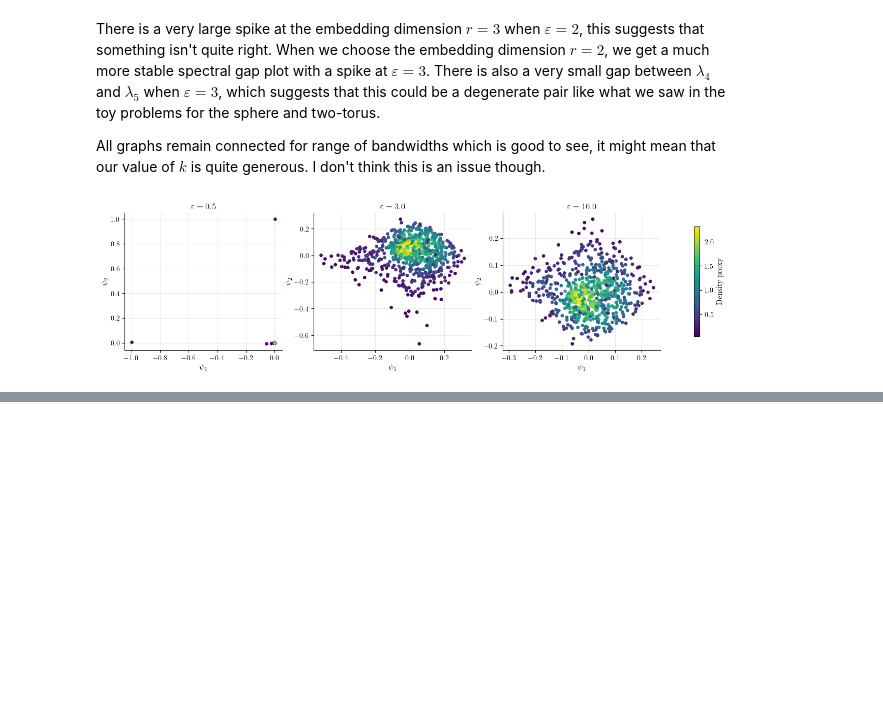
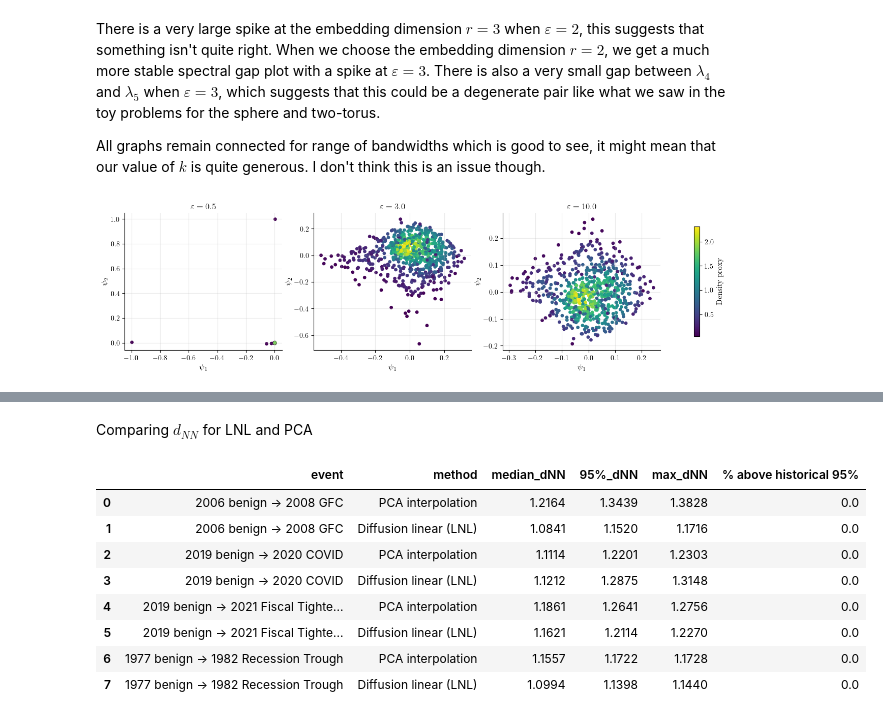
Before and after one commit to adamfowliee/JDKF_Starter, a Jupyter notebook: dissertation_brief/brief_phase8.ipynb, the cells around one changed output, grey strips where cells are left out. Saved outputs shown, nothing was run; the diff lists cells and outputs as text; code cells hidden in the pictures; blank space fills up the shorter version.

```diff
--- a/dissertation_brief/brief_phase8.ipynb
+++ b/dissertation_brief/brief_phase8.ipynb
@@ -421,0 +572,40 @@ plt.show()
+# %% [markdown]
+Comparing $d_{NN}$ for LNL and PCA
+# %%
+nn = NearestNeighbors(n_neighbors=2).fit(Z)
+historical_dNN, _ = nn.kneighbors(Z)
+historical_dNN = historical_dNN[:, 1]
+
+historical_median = np.median(historical_dNN)
+historical_95 = np.quantile(historical_dNN, 0.95)
+
+method_names = {"PCA": "PCA interpolation", "linear": "Diffusion linear (LNL)"}
+
+rows = []
+
+for record in path_records:
+    if record["path_type"] not in method_names:
+        continue
+
+    dNN = np.asarray(record["dNN"]).ravel()
+
+    # Exclude the fixed start and end points
+    dNN_interior = dNN[1:-1] if len(dNN) > 2 else dNN
+
+    rows.append({"event": record["event"], "method": method_names[record["path_type"]],
+                 "median_dNN": np.median(dNN_interior), "95%_dNN": np.quantile(dNN_interior, 0.95), "max_dNN": np.max(dNN_interior),
+                 "% above historical 95%": (100 * np.mean(dNN_interior > historical_95))})
+
+dNN_table = pd.DataFrame(rows)
+
+(dNN_table.round(4))
+# %% [output]
+|  | event | method | median_dNN | 95%_dNN | max_dNN | % above historical 95% |
+| 0 | 2006 benign -> 2008 GFC | PCA interpolation | 1.2164 | 1.3439 | 1.3828 | 0.0 |
+| 1 | 2006 benign -> 2008 GFC | Diffusion linear (LNL) | 1.0841 | 1.1520 | 1.1716 | 0.0 |
+| 2 | 2019 benign -> 2020 COVID | PCA interpolation | 1.1114 | 1.2201 | 1.2303 | 0.0 |
+| 3 | 2019 benign -> 2020 COVID | Diffusion linear (LNL) | 1.1212 | 1.2875 | 1.3148 | 0.0 |
+| 4 | 2019 benign -> 2021 Fiscal Tighte... | PCA interpolation | 1.1861 | 1.2641 | 1.2756 | 0.0 |
+| 5 | 2019 benign -> 2021 Fiscal Tighte... | Diffusion linear (LNL) | 1.1621 | 1.2114 | 1.2270 | 0.0 |
+| 6 | 1977 benign -> 1982 Recession Trough | PCA interpolation | 1.1557 | 1.1722 | 1.1728 | 0.0 |
+| 7 | 1977 benign -> 1982 Recession Trough | Diffusion linear (LNL) | 1.0994 | 1.1398 | 1.1440 | 0.0 |
```
Also changed, not shown: parts of 24 cells of this notebook, 6 other files.
